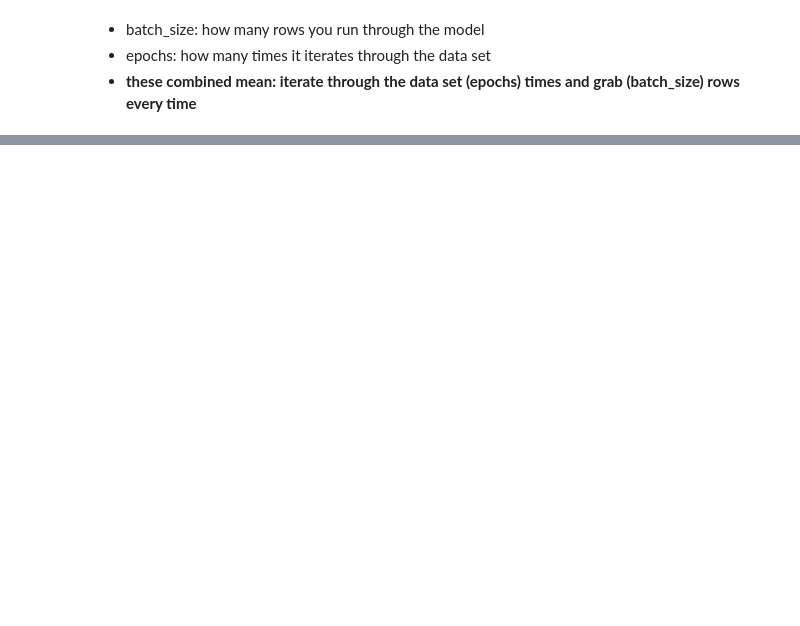
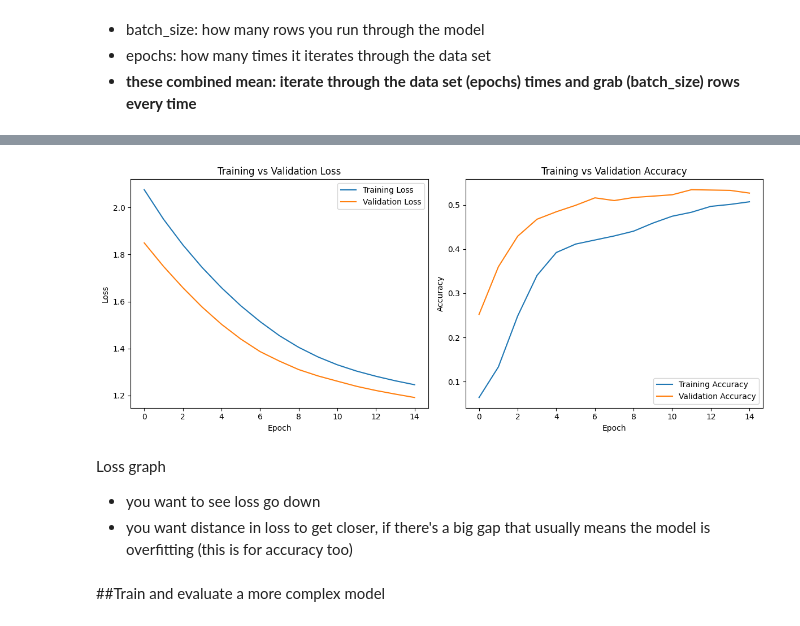
Before and after one commit to tsal4/data2000_labs, a Jupyter notebook: labs/060_neural-networks.ipynb, the cells around one changed output, grey strips where cells are left out. Saved outputs shown, nothing was run; the diff lists cells and outputs as text; code cells hidden in the pictures; blank space fills up the shorter version.

```diff
--- a/labs/060_neural-networks.ipynb
+++ b/labs/060_neural-networks.ipynb
@@ -427,8 +434,8 @@ output = tf.keras.layers.Dense(
 dnn_model = tf.keras.Model(inputs=inputs, outputs=output)
 dnn_model.compile(
     optimizer=tf.keras.optimizers.Adam(),
-    loss=tf.keras.losses.SparseCategoricalCrossentropy(), #how the model measures its error
-    metrics=[tf.keras.metrics.Accuracy()] #evaluation metric
+    loss=tf.keras.losses.SparseCategoricalCrossentropy(),
+    metrics=[tf.keras.metrics.SparseCategoricalAccuracy()]
 )
 # %%
 dnn_model.summary()
@@ -472,8 +481,14 @@ label_name = "quality"
 validation_split = 0.2
 
 # Split the dataset into features and label.
-features = {name:np.array(value) for name, value in data.items()}
-label = np.array(data.pop(label_name))
+# Re-fetch or copy the data if needed, or extract without
+# popping to allow re-runs.
+features = {
+    name:np.array(value)
+    for name, value in data.items()
+    if name != label_name
+}
+label = np.array(data[label_name])
 
 history = dnn_model.fit(
     x=features,
@@ -482,8 +497,3 @@ history = dnn_model.fit(
     epochs=epochs,
     shuffle=True,
     validation_split=validation_split)
-
-# Get details that will be useful for plotting the loss curve.
-epochs = history.epoch
-hist = pd.DataFrame(history.history)
-mse = hist["accuracy"]
@@ -489,0 +521,33 @@ mse = hist["accuracy"]
+# %%
+from matplotlib import pyplot as plt
+
+plt.figure(figsize=(12, 5))
+
+# Plot Loss
+plt.subplot(1, 2, 1)
+plt.plot(epochs, hist["loss"], label="Training Loss")
+plt.plot(epochs, hist["val_loss"], label="Validation Loss")
+plt.xlabel("Epoch")
+plt.ylabel("Loss")
+plt.title("Training vs Validation Loss")
+plt.legend()
+
+# Plot Accuracy
+plt.subplot(1, 2, 2)
+plt.plot(epochs, hist["sparse_categorical_accuracy"], label="Training Accuracy")
+plt.plot(epochs, hist["val_sparse_categorical_accuracy"], label="Validation Accuracy")
+plt.xlabel("Epoch")
+plt.ylabel("Accuracy")
+plt.title("Training vs Validation Accuracy")
+plt.legend()
+
+plt.tight_layout()
+plt.show()
+# %% [output]
+[figure, added]
+# %% [markdown]
+Loss graph
+- you want to see loss go down
+- you want distance in loss to get closer, if there's a big gap that usually means the model is overfitting (this is for accuracy too)
+# %% [markdown]
+##Train and evaluate a more complex model
```
Also changed, not shown: parts of 13 cells of this notebook.
